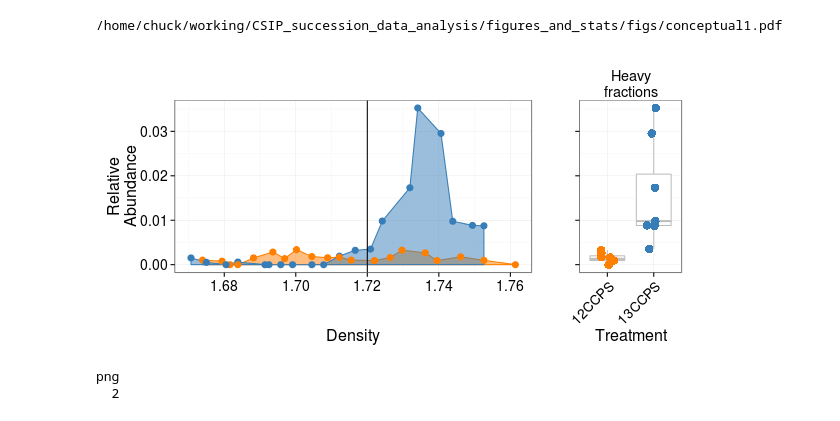
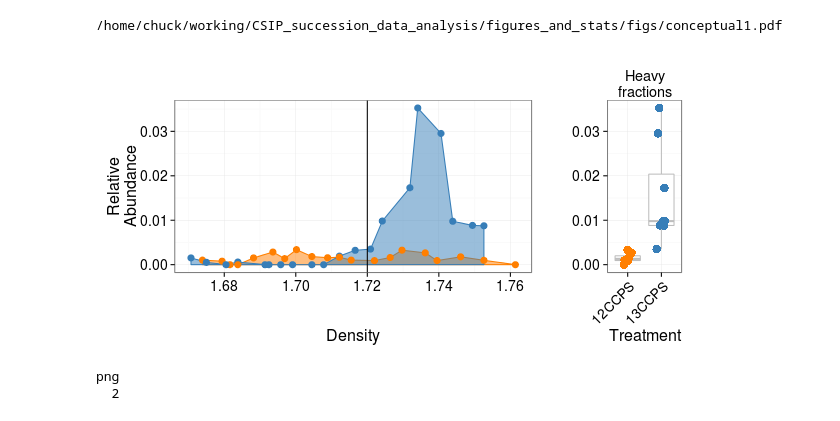
Before and after one commit to chuckpr/CSIP_succession_data_analysis, a Jupyter notebook: figures_and_stats/demos.ipynb, the cells around one changed output. Cells and saved outputs as stored; diff of their text form; code cells hidden in the pictures.

```diff
--- a/figures_and_stats/demos.ipynb
+++ b/figures_and_stats/demos.ipynb
@@ -239,35 +221,35 @@ p1 = p1 + labs(y = "Relative\nAbundance")
 
 p1 = p1 + theme_bw()
 p1 = p1 + theme(axis.text = element_text(size = 14),
                 axis.title = element_text(size = 16))
 
 gp1 = ggplot_gtable(ggplot_build(p1))
 
 p2 = ggplot(d %>% filter(Density >= 1.72),
             aes(x = Treatment, y = Abundance.rel, color = Treatment))
 
 p2 = p2 + geom_boxplot(color = "gray")
 p2 = p2 + geom_point(size = 4, position = position_jitter(w = 0.15))
 
 p2 = p2 + scale_color_manual(values = colours, guide = "none")
 
 p2 = p2 + labs(y = "")
 
 p2 = p2 + theme_bw()
-p2 = p2 + theme(axis.text.y = element_blank(),
+p2 = p2 + theme(axis.text.y = element_text(size = 14),
                 axis.text.x = element_text(angle = 45, hjust = 1, size = 14),
                 axis.title = element_text(size = 16))
 p2 = p2 + ggtitle("Heavy\nfractions")
 
 gp2 = ggplot_gtable(ggplot_build(p2))
 
 maxHeight = grid::unit.pmax(gp1$heights[c(2,4)],gp2$heights[c(2,4)])
 gp1$heights[c(2,4)] <- as.list(maxHeight)
 gp2$heights[c(2,4)] <- as.list(maxHeight)
 
 grid.arrange(arrangeGrob(arrangeGrob(gp1,gp2,widths=c(6/8,2/8),ncol=2)))
 # %% [output]
-[figure, old version]
+[figure, new version]
 # %%
 %%R
 pdf("figs/conceptual2.pdf", width = 8, height = 4)
```
Also changed, not shown: parts of 5 cells of this notebook.
